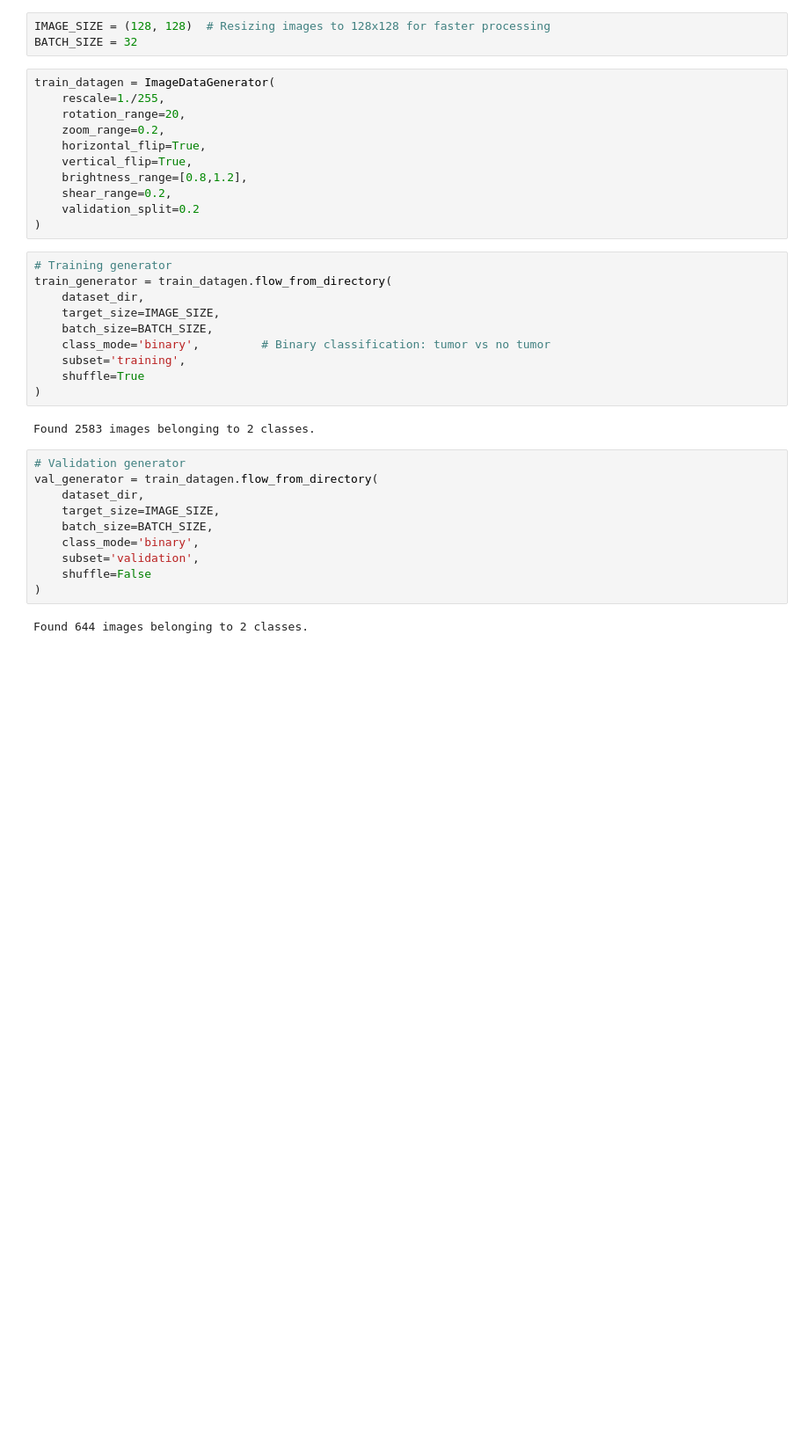
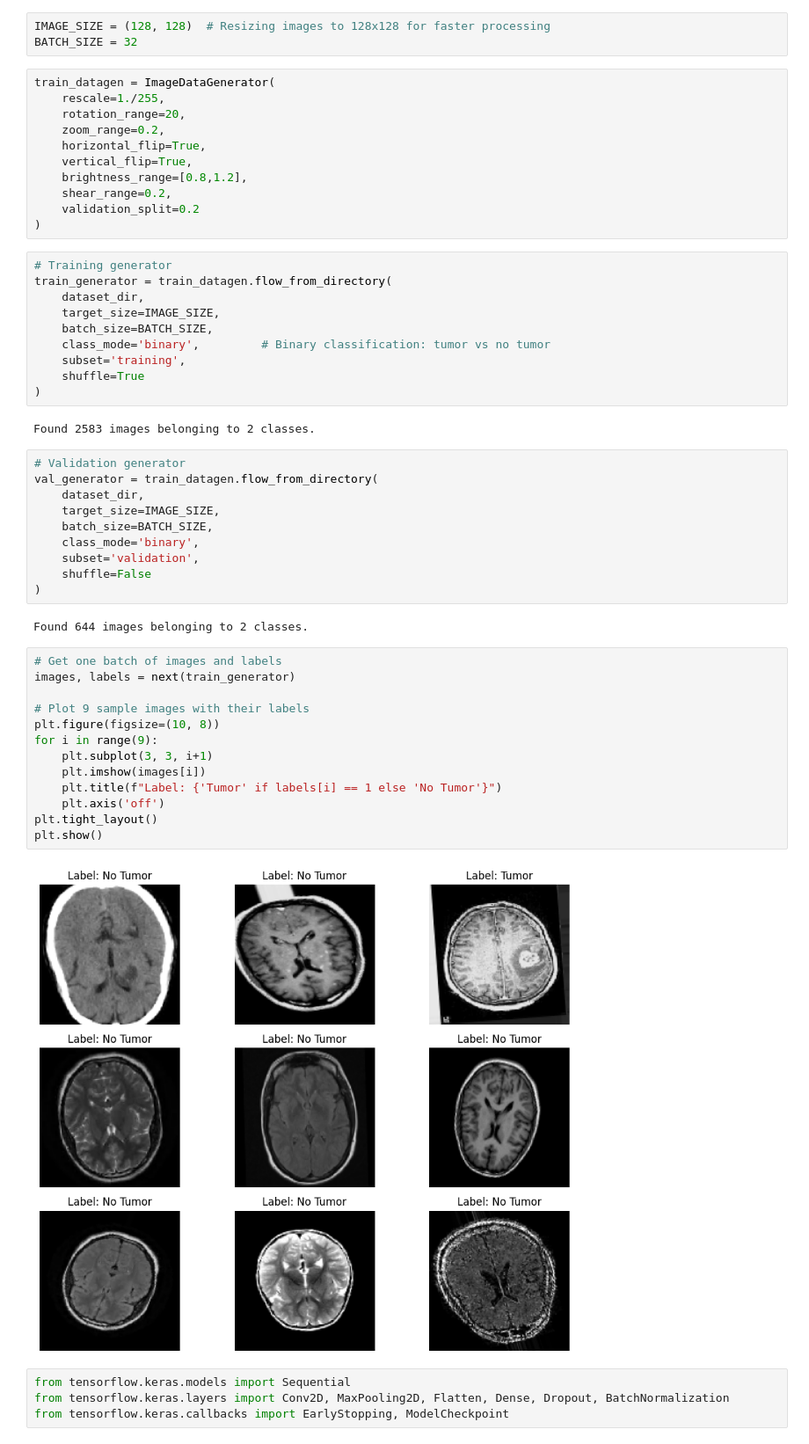
Before and after one commit to akram-999/brain-tumor-detection, a Jupyter notebook: brain.ipynb, the cells around one changed output. Shown at 88% size. Cells and saved outputs as stored; diff of their text form; blank space fills up the shorter version.

```diff
--- a/brain.ipynb
+++ b/brain.ipynb
@@ -47,3 +47,22 @@ val_generator = train_datagen.flow_from_directory(
 )
 # %% [output]
 Found 644 images belonging to 2 classes.
+# %%
+# Get one batch of images and labels
+images, labels = next(train_generator)
+
+# Plot 9 sample images with their labels
+plt.figure(figsize=(10, 8))
+for i in range(9):
+    plt.subplot(3, 3, i+1)
+    plt.imshow(images[i])
+    plt.title(f"Label: {'Tumor' if labels[i] == 1 else 'No Tumor'}")
+    plt.axis('off')
+plt.tight_layout()
+plt.show()
+# %% [output]
+[figure, added]
+# %%
+from tensorflow.keras.models import Sequential
+from tensorflow.keras.layers import Conv2D, MaxPooling2D, Flatten, Dense, Dropout, BatchNormalization
+from tensorflow.keras.callbacks import EarlyStopping, ModelCheckpoint
```
Also changed, not shown: parts of 2 cells of this notebook.
